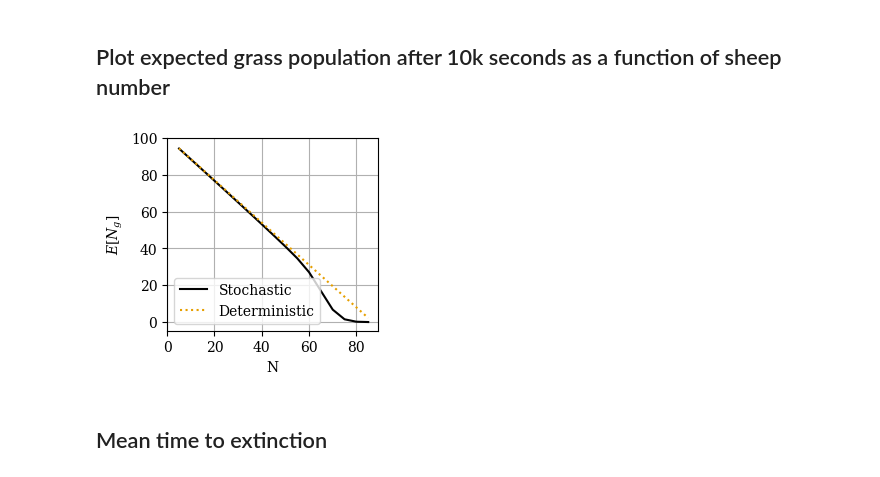
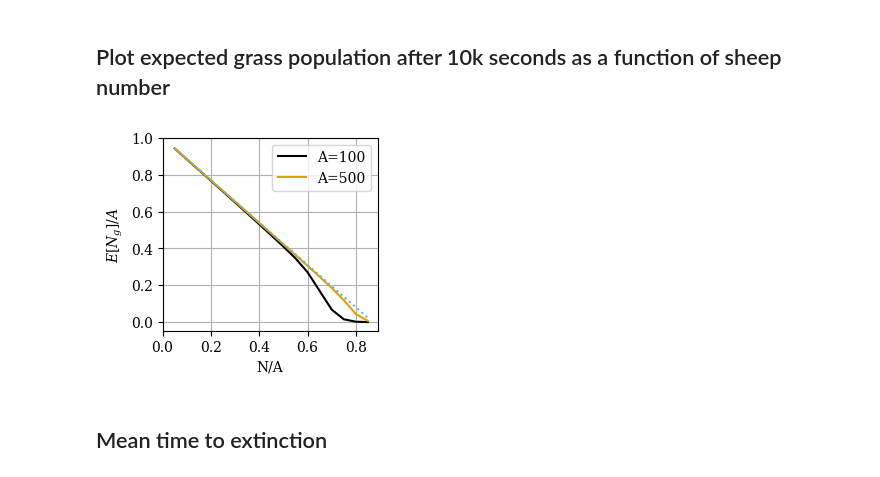
Before and after one commit to ELFREELAND/minecraft_sheep, a Jupyter notebook: stochastic/stochastic_model_kolmogorov.ipynb, the cells around one changed output. Cells and saved outputs as stored; diff of their text form; code cells hidden in the pictures.

```diff
--- a/stochastic/stochastic_model_kolmogorov.ipynb
+++ b/stochastic/stochastic_model_kolmogorov.ipynb
@@ -92,9 +92,3 @@ def simulate(N, A, stoptime, init):
     return s
 # %% [markdown]
 ## Execute simulations
-# %%
-sol_100 = {str(i): simulate(i, 100, 10000, "max") for i in range(5, 90, 5)}
-
-sol_200 = {str(i): simulate(i, 200, 10000, "max") for i in range(10, 180, 10)}
-
-sol_500 = {str(i): simulate(i, 500, 10000, "max") for i in range(25, 450, 25)}
@@ -296,31 +278,36 @@ plt.show()
 # %% [markdown]
 ## Plot expected grass population after 10k seconds as a function of sheep number
 # %%
-N_A = np.array([int(k) for k in list(sol_100.keys())])
+N_A = np.array([int(k) for k in list(sol_100.keys())])/100
 
-det_N_g_100 = np.array(100 - N_A*R/K)
+det_N_g_100 = np.array(1 - N_A*R/K)
 
 e_10k_100 = np.array([
     pmfE(sol_100[k]["y"][:,-1]) for k in list(sol_100.keys())
-])
+])/100
+
+e_10k_500 = np.array([
+    pmfE(sol_500[k]["y"][:,-1]) for k in list(sol_500.keys())
+])/500
 
 f, ax = plt.subplots(layout="constrained", figsize=(2.8, 2.5))
 
 ax.set_prop_cycle(wong_cycle)
 
-ax.plot(N_A, e_10k_100, "-", label="Stochastic")
-ax.plot(N_A, det_N_g_100, ":", label="Deterministic")
+ax.plot(N_A, e_10k_100, "-", label="A=100")
+ax.plot(N_A, e_10k_500, "-", label="A=500")
+ax.plot(N_A, det_N_g_100, ":")#, label="$\mathrm{A^*}$")
 
 ax.grid(True)
 ax.legend()
-ax.set_xlabel("N")
-ax.set_ylabel("$E[N_g]$")
+ax.set_xlabel("N/A")
+ax.set_ylabel("$E[N_g]/A$")
 ax.set_xlim(left=0)
-ax.set_ylim(top=100)
+ax.set_ylim(top=1)
 
 plt.savefig("expected_N_g_vs_N.pdf")
 # %% [output]
-[figure, old version]
+[figure, new version]
 # %% [markdown]
 ## Mean time to extinction
 # %%
```
Also changed, not shown: parts of 7 cells of this notebook, 9 other files.
